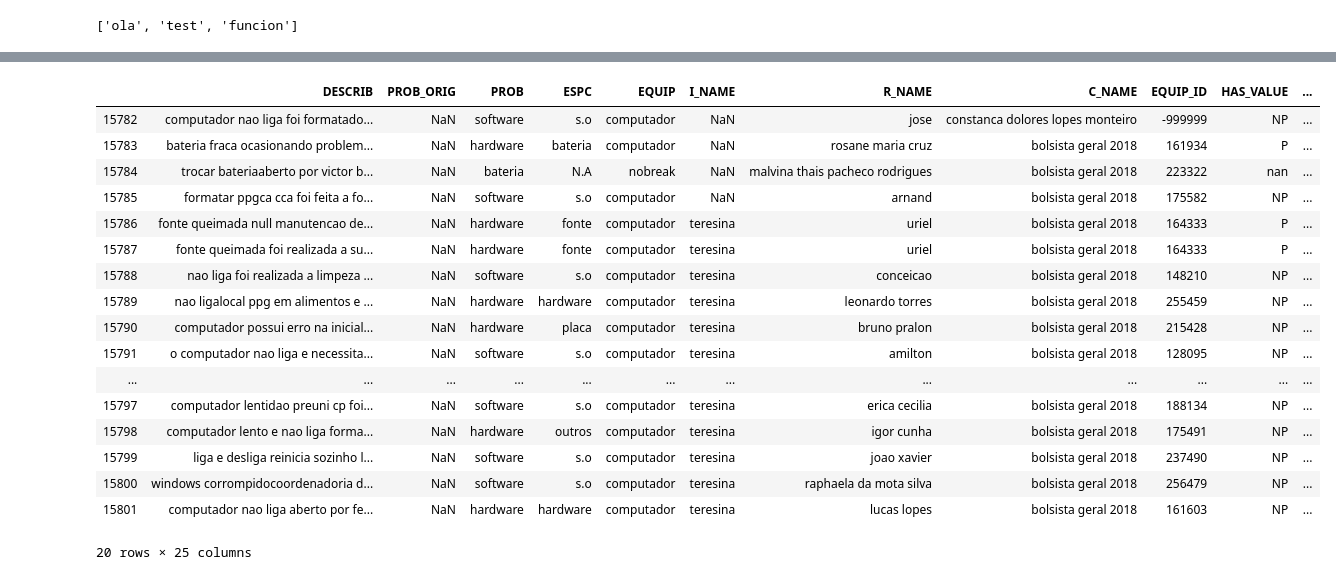
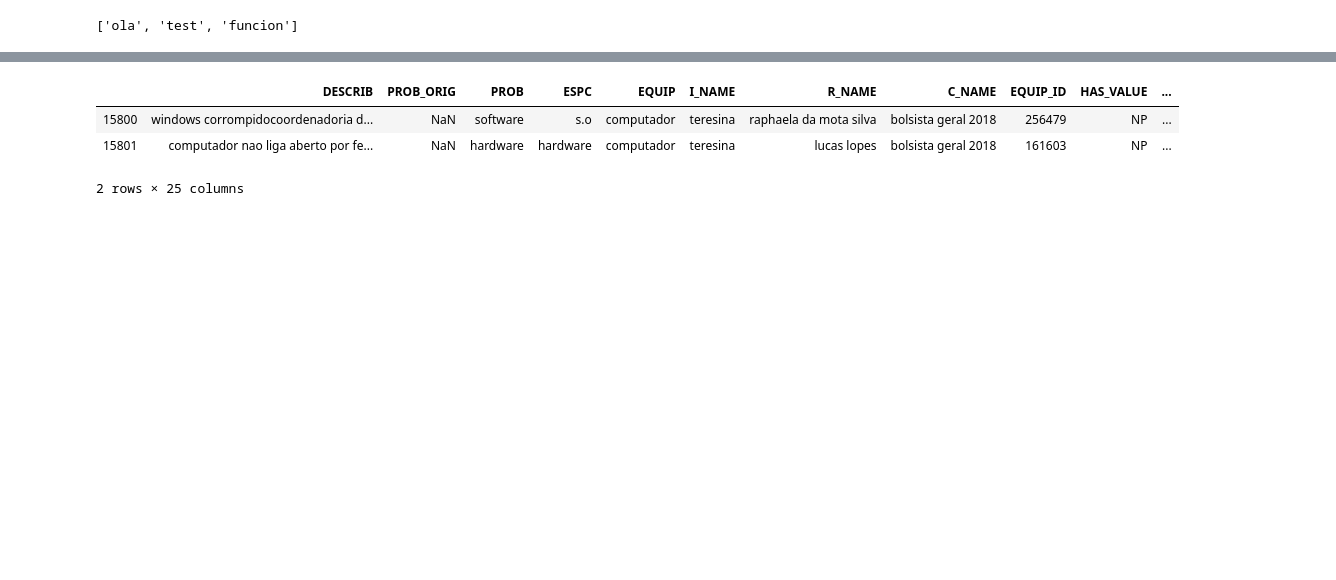
Before and after one commit to VictorCampelo/Ocomon-DS-Project, a Jupyter notebook: pricingClassifierDT.ipynb, the cells around one changed output, grey strips where cells are left out. Saved outputs shown, nothing was run; the diff lists cells and outputs as text; code cells hidden in the pictures; blank space fills up the shorter version.

```diff
--- a/pricingClassifierDT.ipynb
+++ b/pricingClassifierDT.ipynb
@@ -252,0 +322,9 @@ baseOfTrain[3][1]
+# %%
+x_true = [] #FEATURES
+y_true = [] #LABELS
+for element in baseTrue:
+    aux = []
+    for key, value in element[0].items():
+        aux.append(value)
+    x_true.append(aux)
+    y_true.append(element[1])
@@ -278,2 +341,0 @@ clf = DecisionTreeClassifier(criterion = 'entropy', random_state = 0)
-# %%
-clf.fit(x_train, y_train)
@@ -314,0 +367,2 @@ for element in baseOfTest:
+# %%
+mod = models(x_train,y_train, x_test, y_test)
@@ -327,2 +406,2 @@ for element in complet:
 # %%
-y_pred_cpl = clf.predict(cpl)
+y_pred_cpl = mod[0].predict(cpl)
@@ -381,23 +430,9 @@ new_df.tail(20)
 # %%
-new_df['HAS_VALUE'] = hvpre
-new_df.tail(20)
+new_df['HAS_VALUE'] = df.HAS_VALUE.tolist()
+new_df.tail(2)
 # %% [output]
 |  | DESCRIB | PROB_ORIG | PROB | ESPC | EQUIP | I_NAME | R_NAME | C_NAME | EQUIP_ID | HAS_VALUE | ... |
-| 15782 | computador nao liga foi formatado... | NaN | software | s.o | computador | NaN | jose | constanca dolores lopes monteiro | -999999 | NP | ... |
-| 15783 | bateria fraca ocasionando problem... | NaN | hardware | bateria | computador | NaN | rosane maria cruz | bolsista geral 2018 | 161934 | P | ... |
-| 15784 | trocar bateriaaberto por victor b... | NaN | bateria | N.A | nobreak | NaN | malvina thais pacheco rodrigues | bolsista geral 2018 | 223322 | nan | ... |
-| 15785 | formatar ppgca cca foi feita a fo... | NaN | software | s.o | computador | NaN | arnand | bolsista geral 2018 | 175582 | NP | ... |
-| 15786 | fonte queimada null manutencao de... | NaN | hardware | fonte | computador | teresina | uriel | bolsista geral 2018 | 164333 | P | ... |
-| 15787 | fonte queimada foi realizada a su... | NaN | hardware | fonte | computador | teresina | uriel | bolsista geral 2018 | 164333 | P | ... |
-| 15788 | nao liga foi realizada a limpeza ... | NaN | software | s.o | computador | teresina | conceicao | bolsista geral 2018 | 148210 | NP | ... |
-| 15789 | nao ligalocal ppg em alimentos e ... | NaN | hardware | hardware | computador | teresina | leonardo torres | bolsista geral 2018 | 255459 | NP | ... |
-| 15790 | computador possui erro na inicial... | NaN | hardware | placa | computador | teresina | bruno pralon | bolsista geral 2018 | 215428 | NP | ... |
-| 15791 | o computador nao liga e necessita... | NaN | software | s.o | computador | teresina | amilton | bolsista geral 2018 | 128095 | NP | ... |
-| ... | ... | ... | ... | ... | ... | ... | ... | ... | ... | ... | ... |
-| 15797 | computador lentidao preuni cp foi... | NaN | software | s.o | computador | teresina | erica cecilia | bolsista geral 2018 | 188134 | NP | ... |
-| 15798 | computador lento e nao liga forma... | NaN | hardware | outros | computador | teresina | igor cunha | bolsista geral 2018 | 175491 | NP | ... |
-| 15799 | liga e desliga reinicia sozinho l... | NaN | software | s.o | computador | teresina | joao xavier | bolsista geral 2018 | 237490 | NP | ... |
 | 15800 | windows corrompidocoordenadoria d... | NaN | software | s.o | computador | teresina | raphaela da mota silva | bolsista geral 2018 | 256479 | NP | ... |
 | 15801 | computador nao liga aberto por fe... | NaN | hardware | hardware | computador | teresina | lucas lopes | bolsista geral 2018 | 161603 | NP | ... |
-20 rows × 25 columns
+2 rows × 25 columns
 # %%
```
Also changed, not shown: parts of 37 cells of this notebook, 2 other files.
